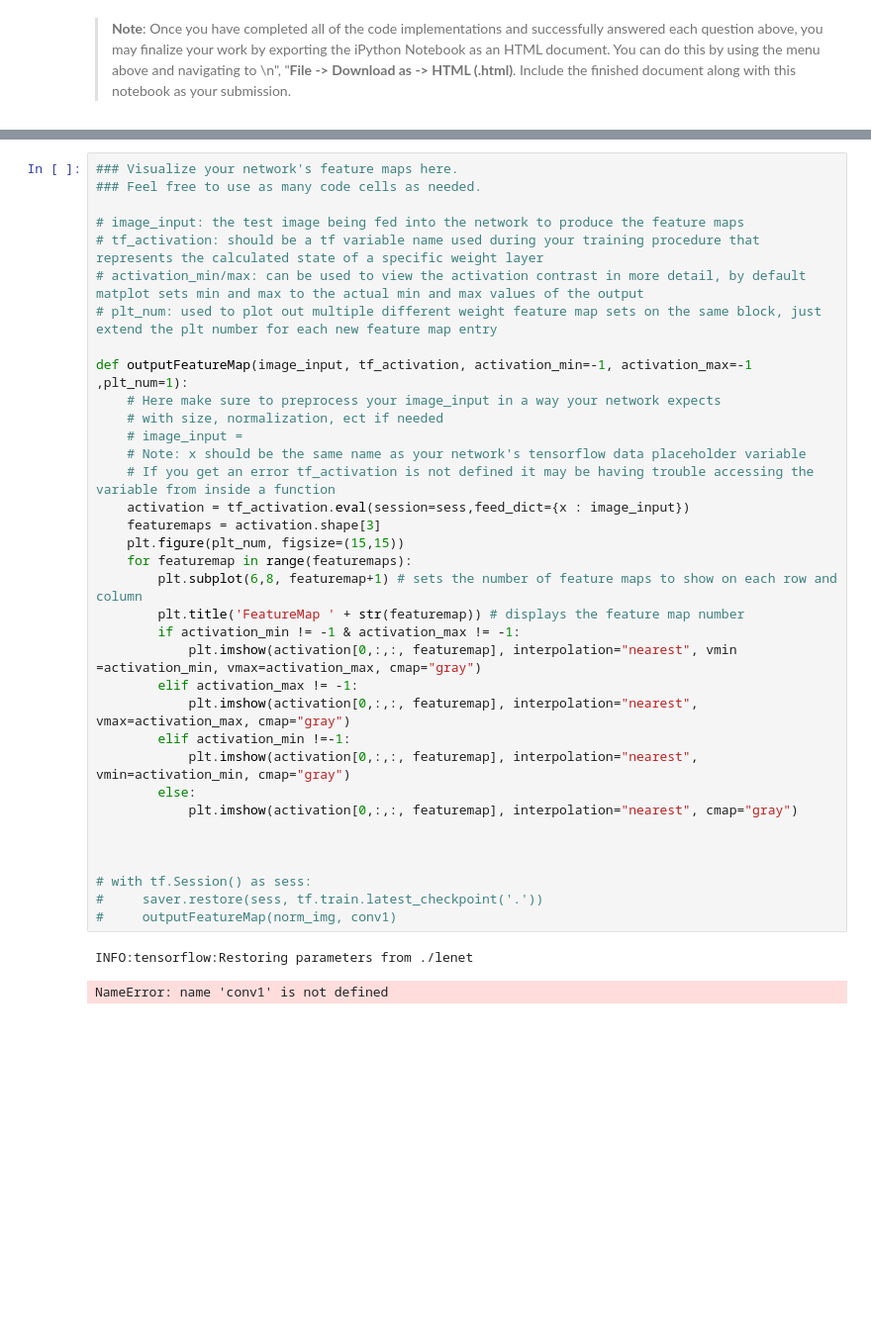
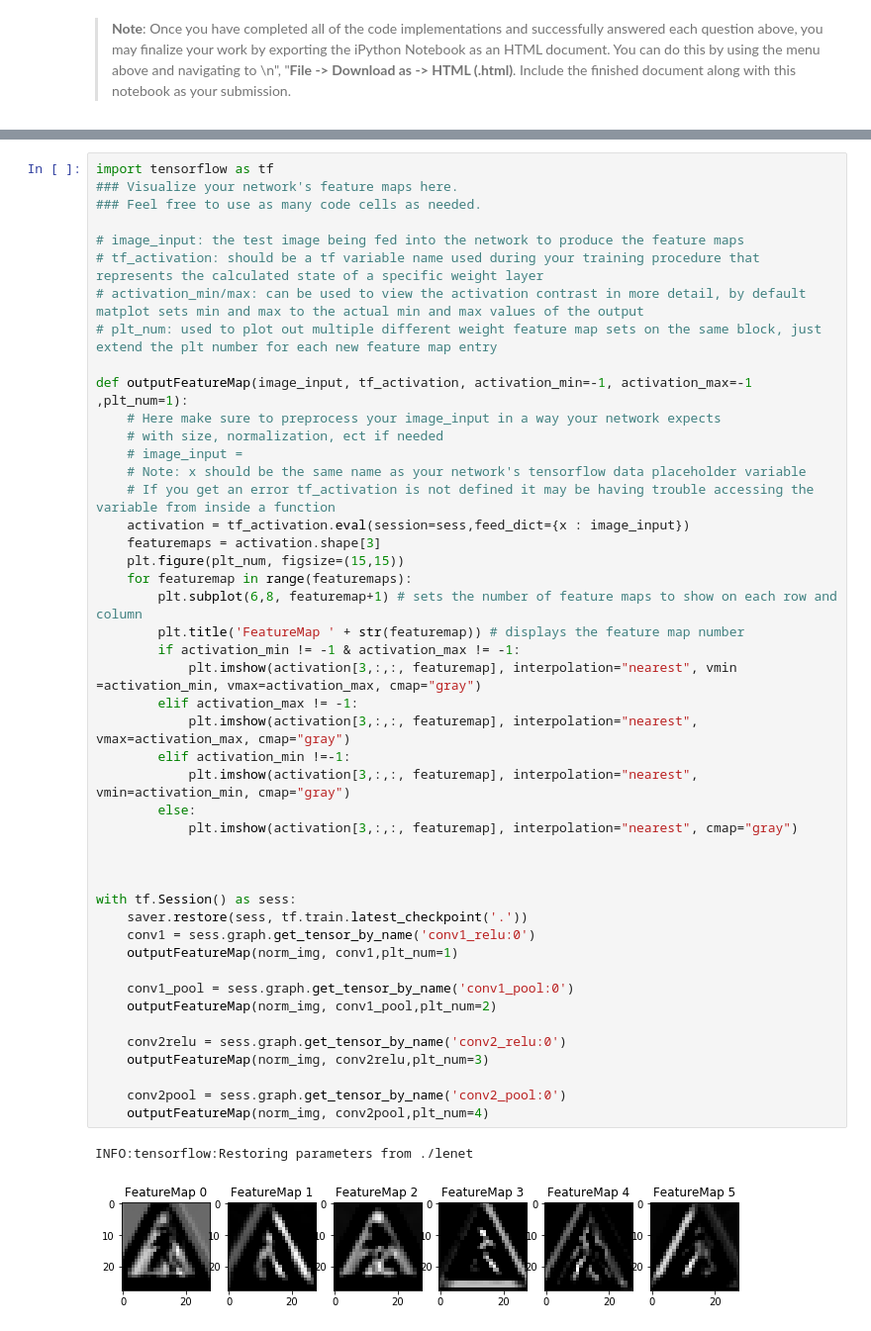
Before and after one commit to schandrachary/AutonomousVehicles, a Jupyter notebook: CarND-Traffic-Sign-Classifier-Project/Traffic_Sign_Classifier.ipynb, the cells around one changed output, grey strips where cells are left out. Shown at 99% size. Saved outputs shown, nothing was run; the diff lists cells and outputs as text; blank space fills up the shorter version.

Commit message:
added featuremaps. updated writeup

```diff
--- a/CarND-Traffic-Sign-Classifier-Project/Traffic_Sign_Classifier.ipynb
+++ b/CarND-Traffic-Sign-Classifier-Project/Traffic_Sign_Classifier.ipynb
@@ -810,40 +831,51 @@ For an example of what feature map outputs look like, check out NVIDIA's results
 </figure>
  <p></p>
 # %%
+import tensorflow as tf
 ### Visualize your network's feature maps here.
 ### Feel free to use as many code cells as needed.
 
 # image_input: the test image being fed into the network to produce the feature maps
 # tf_activation: should be a tf variable name used during your training procedure that represents the calculated state of a specific weight layer
 # activation_min/max: can be used to view the activation contrast in more detail, by default matplot sets min and max to the actual min and max values of the output
 # plt_num: used to plot out multiple different weight feature map sets on the same block, just extend the plt number for each new feature map entry
 
 def outputFeatureMap(image_input, tf_activation, activation_min=-1, activation_max=-1 ,plt_num=1):
     # Here make sure to preprocess your image_input in a way your network expects
     # with size, normalization, ect if needed
     # image_input =
     # Note: x should be the same name as your network's tensorflow data placeholder variable
     # If you get an error tf_activation is not defined it may be having trouble accessing the variable from inside a function
     activation = tf_activation.eval(session=sess,feed_dict={x : image_input})
     featuremaps = activation.shape[3]
     plt.figure(plt_num, figsize=(15,15))
     for featuremap in range(featuremaps):
         plt.subplot(6,8, featuremap+1) # sets the number of feature maps to show on each row and column
         plt.title('FeatureMap ' + str(featuremap)) # displays the feature map number
         if activation_min != -1 & activation_max != -1:
-            plt.imshow(activation[0,:,:, featuremap], interpolation="nearest", vmin =activation_min, vmax=activation_max, cmap="gray")
+            plt.imshow(activation[3,:,:, featuremap], interpolation="nearest", vmin =activation_min, vmax=activation_max, cmap="gray")
         elif activation_max != -1:
-            plt.imshow(activation[0,:,:, featuremap], interpolation="nearest", vmax=activation_max, cmap="gray")
+            plt.imshow(activation[3,:,:, featuremap], interpolation="nearest", vmax=activation_max, cmap="gray")
         elif activation_min !=-1:
-            plt.imshow(activation[0,:,:, featuremap], interpolation="nearest", vmin=activation_min, cmap="gray")
+            plt.imshow(activation[3,:,:, featuremap], interpolation="nearest", vmin=activation_min, cmap="gray")
         else:
-            plt.imshow(activation[0,:,:, featuremap], interpolation="nearest", cmap="gray")
+            plt.imshow(activation[3,:,:, featuremap], interpolation="nearest", cmap="gray")
 
 
 
-# with tf.Session() as sess:
-#     saver.restore(sess, tf.train.latest_checkpoint('.'))
-#     outputFeatureMap(norm_img, conv1)
+with tf.Session() as sess:
+    saver.restore(sess, tf.train.latest_checkpoint('.'))
+    conv1 = sess.graph.get_tensor_by_name('conv1_relu:0')
+    outputFeatureMap(norm_img, conv1,plt_num=1)
+
+    conv1_pool = sess.graph.get_tensor_by_name('conv1_pool:0')
+    outputFeatureMap(norm_img, conv1_pool,plt_num=2)
+
+    conv2relu = sess.graph.get_tensor_by_name('conv2_relu:0')
+    outputFeatureMap(norm_img, conv2relu,plt_num=3)
+
+    conv2pool = sess.graph.get_tensor_by_name('conv2_pool:0')
+    outputFeatureMap(norm_img, conv2pool,plt_num=4)
 # %% [output]
 INFO:tensorflow:Restoring parameters from ./lenet
-NameError: name 'conv1' is not defined
+[figure, added]
```
Also changed, not shown: parts of 10 cells of this notebook, 10 other files.
